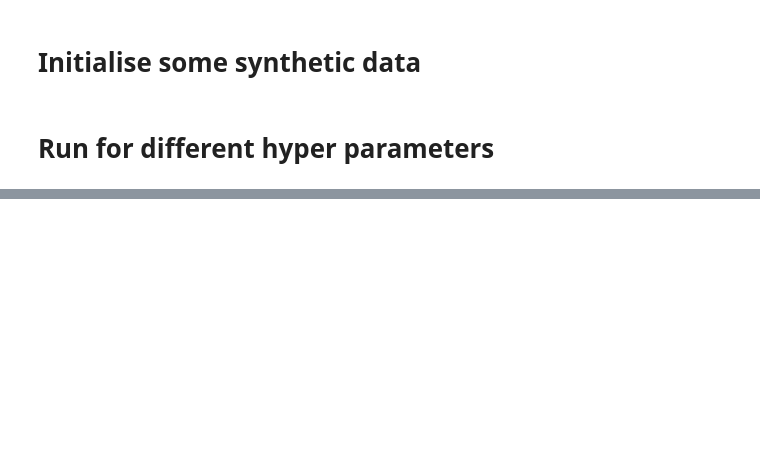
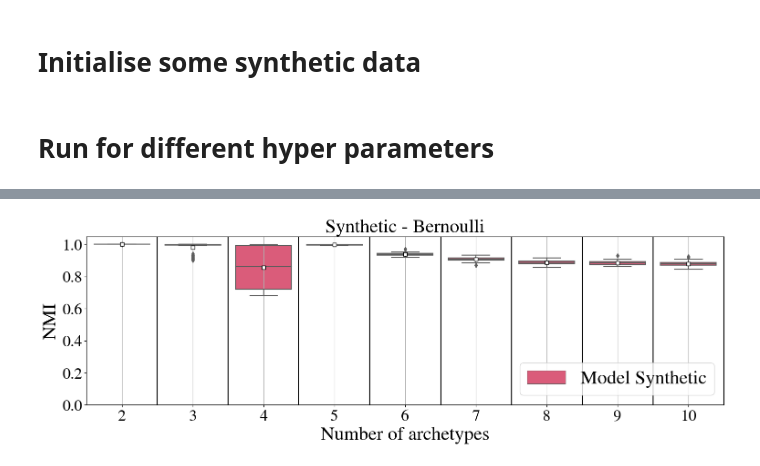
Before and after one commit to Wedenborg/Archetypal-Analysis-For-Binary-Data, a Jupyter notebook: Python/ExampleNB.ipynb, the cells around one changed output, grey strips where cells are left out. Cells and saved outputs as stored; diff of their text form; code cells hidden in the pictures; blank space fills up the shorter version.

```diff
--- a/Python/ExampleNB.ipynb
+++ b/Python/ExampleNB.ipynb
@@ -73,0 +91,19 @@ C,S,L = ClosedFormArchetypalAnalysis(X, np.arange(n_samples), 5, distribution, b
+# %%
+test = itertools.combinations(range(10), 2)
+t = list(test)
+calcIDX = np.array(t)
+
+NMI = np.zeros((len(n_arc_list),len(calcIDX)))
+
+for n in tqdm(n_arc_list):
+    for j in range(len(calcIDX)):
+
+        S1 = np.asarray(Ss[n_arc_list.index(n),calcIDX[j,0]])
+        S2 = np.asarray(Ss[n_arc_list.index(n),calcIDX[j,1]])
+
+
+        NMI[n_arc_list.index(n),j] = calcNMI(S1,S2)
+# %%
+plot_nmi_stability(NMI,n_arc_list, 'Synthetic','Bernoulli',colors)
+# %% [output]
+[figure, added]
```
Also changed, not shown: parts of 10 cells of this notebook, 7 other files.
